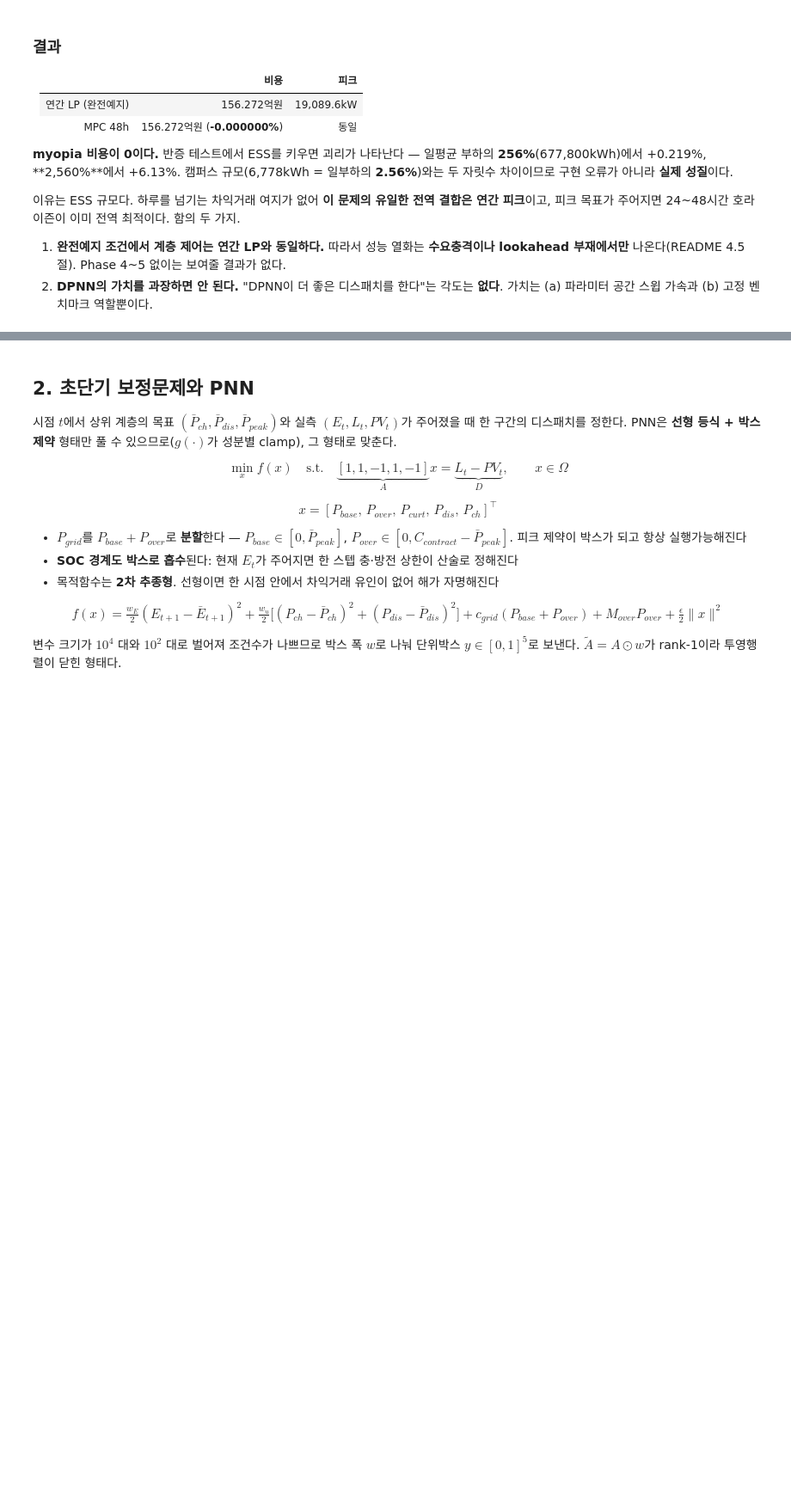
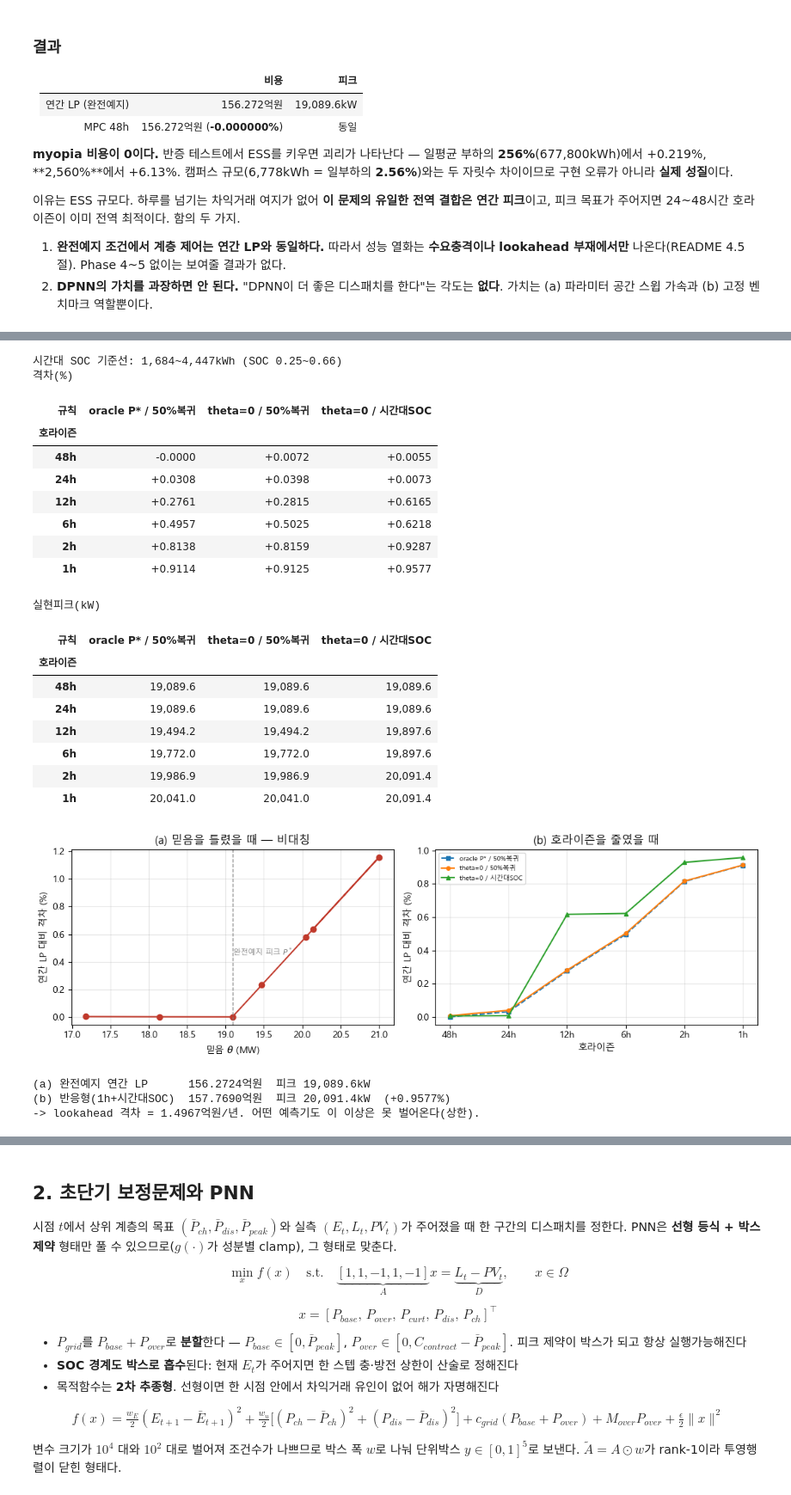
Before and after one commit to pjw040702/RobustEMS, a Jupyter notebook: dpnn_benchmark.ipynb, the cells around one changed output, grey strips where cells are left out. Shown at 86% size. Saved outputs shown, nothing was run; the diff lists cells and outputs as text; code cells hidden in the pictures; blank space fills up the shorter version.

```diff
--- a/dpnn_benchmark.ipynb
+++ b/dpnn_benchmark.ipynb
@@ -274,0 +416,74 @@ display(pd.DataFrame(rows).style.format({
+# %%
+# 믿음(theta)과 호라이즌(H)의 효과를 분리한다.
+# 시간대 SOC 기준선 = 완전예지 궤적의 시간대 평균. 과거 실적에서 뽑는 '규칙'의 대용이고
+# 미래를 보지 않는다(하루 중 몇 시인지만 안다).
+SCHED = np.array([ANN["E"][:len(L)][i::96].mean() for i in range(96)])
+print(f"시간대 SOC 기준선: {SCHED.min():,.0f}~{SCHED.max():,.0f}kWh "
+      f"(SOC {SCHED.min()/C_ESS:.2f}~{SCHED.max()/C_ESS:.2f})")
+
+rows = []
+for H in (192, 96, 48, 24, 8, 4):
+    ap = min(H, 96)
+    for tag, th, sc in (("oracle P* / 50%복귀", ANN["peak"], None),
+                        ("theta=0 / 50%복귀", 0.0, None),
+                        ("theta=0 / 시간대SOC", 0.0, SCHED)):
+        r = run_mpc_causal(L, P_UNIT, TARIFF, th, H=H, APPLY=ap, sched=sc)
+        rows.append({"호라이즌": f"{H*0.25:.0f}h", "규칙": tag,
+                     "비용(억원)": r["cost"] / 1e8,
+                     "격차(%)": (r["cost"] / ANN["cost"] - 1) * 100,
+                     "실현피크(kW)": r["peak"]})
+H_SWEEP = pd.DataFrame(rows)
+_ord = [f"{h*0.25:.0f}h" for h in (192, 96, 48, 24, 8, 4)]
+for _v, _f in (("격차(%)", "{:+.4f}"), ("실현피크(kW)", "{:,.1f}")):
+    print(_v)
+    display(H_SWEEP.pivot(index="호라이즌", columns="규칙", values=_v)
+            .reindex(_ord).style.format(_f))
+
+fig, axes = plt.subplots(1, 2, figsize=(11, 3.6))
+_tp = TH_SWEEP[TH_SWEEP["theta(kW)"] > 0]
+axes[0].plot(_tp["theta(kW)"] / 1000, _tp["격차(%)"], "o-", color="#C0392B")
+axes[0].axvline(ANN["peak"] / 1000, ls="--", lw=1, color="gray")
+axes[0].annotate("완전예지 피크 $P^*$", (ANN["peak"] / 1000, 0.45), fontsize=8, color="gray")
+axes[0].set_xlabel("믿음 $\\theta$ (MW)"); axes[0].set_ylabel("연간 LP 대비 격차 (%)")
+axes[0].set_title("(a) 믿음을 틀렸을 때 — 비대칭")
+for tag, mk in (("oracle P* / 50%복귀", "s--"), ("theta=0 / 50%복귀", "o-"),
+                ("theta=0 / 시간대SOC", "^-")):
+    sub = H_SWEEP[H_SWEEP["규칙"] == tag]
+    axes[1].plot(sub["호라이즌"], sub["격차(%)"], mk, label=tag, ms=4)
+axes[1].set_xlabel("호라이즌"); axes[1].set_ylabel("연간 LP 대비 격차 (%)")
+axes[1].set_title("(b) 호라이즌을 줄였을 때"); axes[1].legend(fontsize=7)
+for a in axes:
+    a.grid(alpha=0.3)
+plt.tight_layout(); plt.show()
+
+# Phase 5 의 두 팔
+REACTIVE = H_SWEEP[(H_SWEEP["호라이즌"] == "1h") & (H_SWEEP["규칙"] == "theta=0 / 시간대SOC")].iloc[0]
+print(f"\n(a) 완전예지 연간 LP      {ANN['cost']/1e8:,.4f}억원  피크 {ANN['peak']:,.1f}kW")
+print(f"(b) 반응형(1h+시간대SOC)  {REACTIVE['비용(억원)']:,.4f}억원  "
+      f"피크 {REACTIVE['실현피크(kW)']:,.1f}kW  ({REACTIVE['격차(%)']:+.4f}%)")
+print(f"-> lookahead 격차 = {REACTIVE['비용(억원)']-ANN['cost']/1e8:,.4f}억원/년. "
+      f"어떤 예측기도 이 이상은 못 벌어온다(상한).")
+# %% [output]
+시간대 SOC 기준선: 1,684~4,447kWh (SOC 0.25~0.66)
+격차(%)
+| 규칙 | oracle P* / 50%복귀 | theta=0 / 50%복귀 | theta=0 / 시간대SOC |
+| 호라이즌 |  |  |  |
+| 48h | -0.0000 | +0.0072 | +0.0055 |
+| 24h | +0.0308 | +0.0398 | +0.0073 |
+| 12h | +0.2761 | +0.2815 | +0.6165 |
+| 6h | +0.4957 | +0.5025 | +0.6218 |
+| 2h | +0.8138 | +0.8159 | +0.9287 |
+| 1h | +0.9114 | +0.9125 | +0.9577 |
+실현피크(kW)
+| 규칙 | oracle P* / 50%복귀 | theta=0 / 50%복귀 | theta=0 / 시간대SOC |
+| 호라이즌 |  |  |  |
+| 48h | 19,089.6 | 19,089.6 | 19,089.6 |
+| 24h | 19,089.6 | 19,089.6 | 19,089.6 |
+| 12h | 19,494.2 | 19,494.2 | 19,897.6 |
+| 6h | 19,772.0 | 19,772.0 | 19,897.6 |
+| 2h | 19,986.9 | 19,986.9 | 20,091.4 |
+| 1h | 20,041.0 | 20,041.0 | 20,091.4 |
+[figure, added]
+(a) 완전예지 연간 LP      156.2724억원  피크 19,089.6kW
+(b) 반응형(1h+시간대SOC)  157.7690억원  피크 20,091.4kW  (+0.9577%)
+-> lookahead 격차 = 1.4967억원/년. 어떤 예측기도 이 이상은 못 벌어온다(상한).
```
Also changed, not shown: parts of 6 cells of this notebook, 4 other files.
